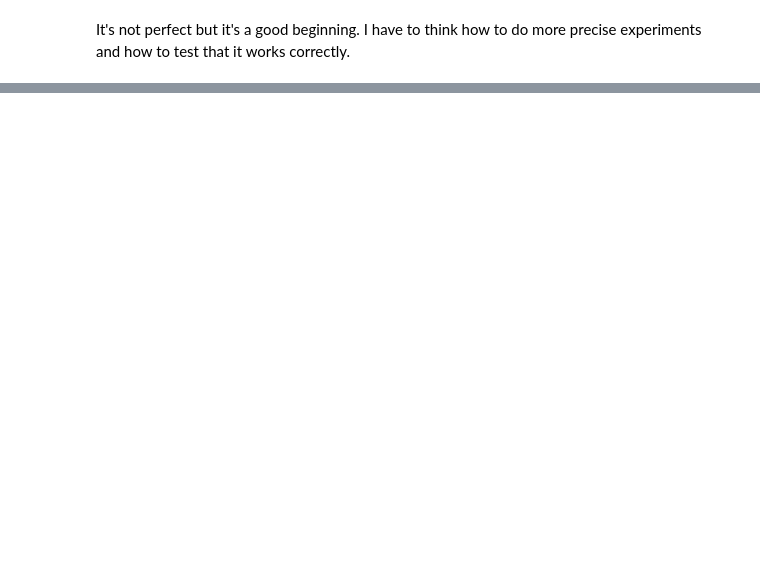
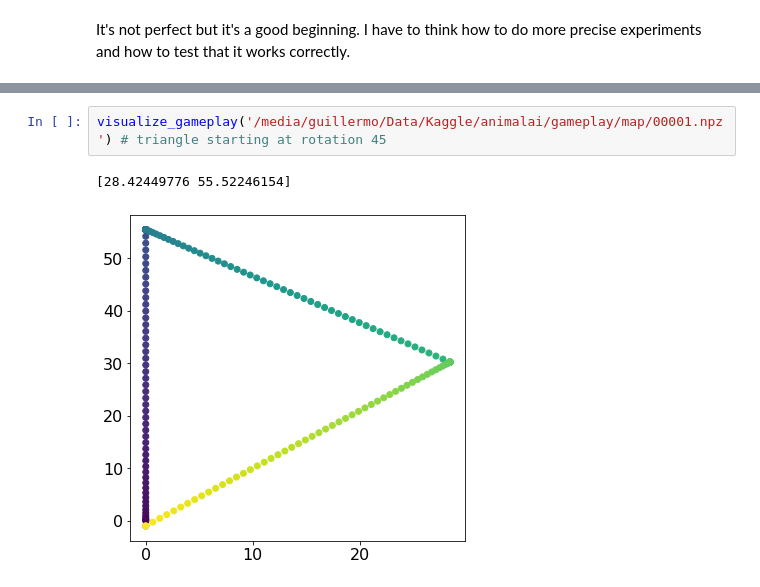
Before and after one commit to ironbar/orangutan, a Jupyter notebook: notebooks/008_visualizing_agent_trajectory.ipynb, the cells around one changed output, grey strips where cells are left out. Cells and saved outputs as stored; diff of their text form; blank space fills up the shorter version.

```diff
--- a/notebooks/008_visualizing_agent_trajectory.ipynb
+++ b/notebooks/008_visualizing_agent_trajectory.ipynb
@@ -77,0 +92,5 @@ It's not perfect but it's a good beginning. I have to think how to do more preci
+# %%
+visualize_gameplay('/media/guillermo/Data/Kaggle/animalai/gameplay/map/00001.npz') # triangle starting at rotation 45
+# %% [output]
+[28.42449776 55.52246154]
+[figure, added]
```
Also changed, not shown: parts of 13 cells of this notebook, 4 other files.
